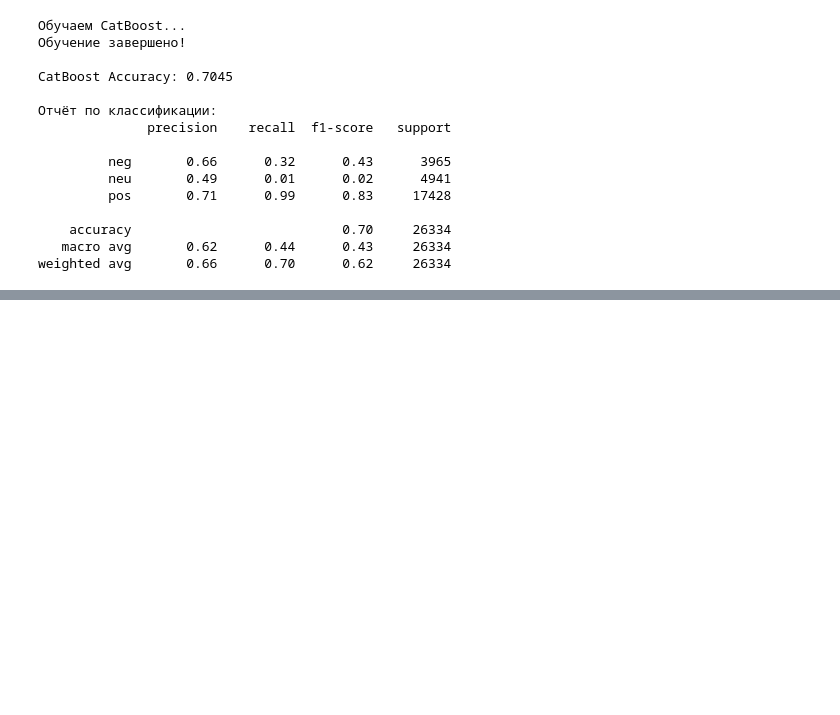
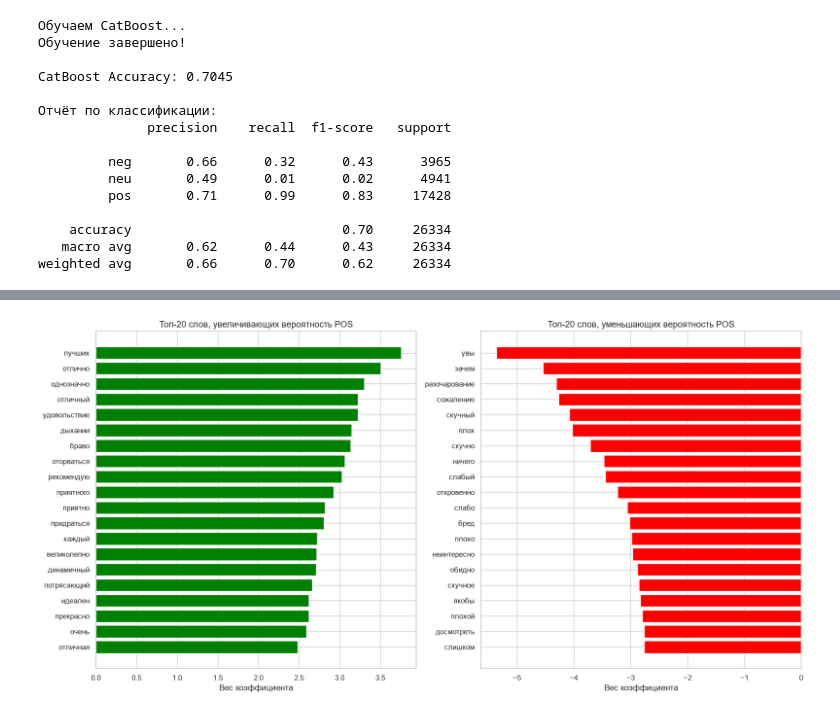
Before and after one commit to DuckFromLake/RAG-assistant, a Jupyter notebook: notebooks/04_analysis.ipynb, the cells around one changed output, grey strips where cells are left out. Drawn from its saved outputs; the diff is of its cells as text; code cells hidden in the pictures; blank space fills up the shorter version.

```diff
--- a/notebooks/04_analysis.ipynb
+++ b/notebooks/04_analysis.ipynb
@@ -264,0 +303,26 @@ weighted avg       0.66      0.70      0.62     26334
+# %%
+pos_coefs = model.coef_[2]
+
+top_pos_indices = np.argsort(pos_coefs)[::-1][:20]
+top_neg_indices = np.argsort(pos_coefs)[:20]
+
+top_pos_words = [(feature_names[i], pos_coefs[i]) for i in top_pos_indices]
+top_neg_words = [(feature_names[i], pos_coefs[i]) for i in top_neg_indices]
+
+fig, axes = plt.subplots(1, 2, figsize=(16, 8))
+
+words, weights = zip(*top_pos_words)
+axes[0].barh(words[::-1], weights[::-1], color='green', edgecolor='white')
+axes[0].set_title('Топ-20 слов, увеличивающих вероятность POS', fontsize=13)
+axes[0].set_xlabel('Вес коэффициента')
+
+words, weights = zip(*top_neg_words)
+axes[1].barh(words[::-1], weights[::-1], color='red', edgecolor='white')
+axes[1].set_title('Топ-20 слов, уменьшающих вероятность POS', fontsize=13)
+axes[1].set_xlabel('Вес коэффициента')
+
+plt.tight_layout()
+plt.savefig('../data/processed/feature_importance_logreg.png', dpi=150)
+plt.show()
+# %% [output]
+[figure, added]
```
Also changed, not shown: parts of 4 cells of this notebook, 4 other files.
